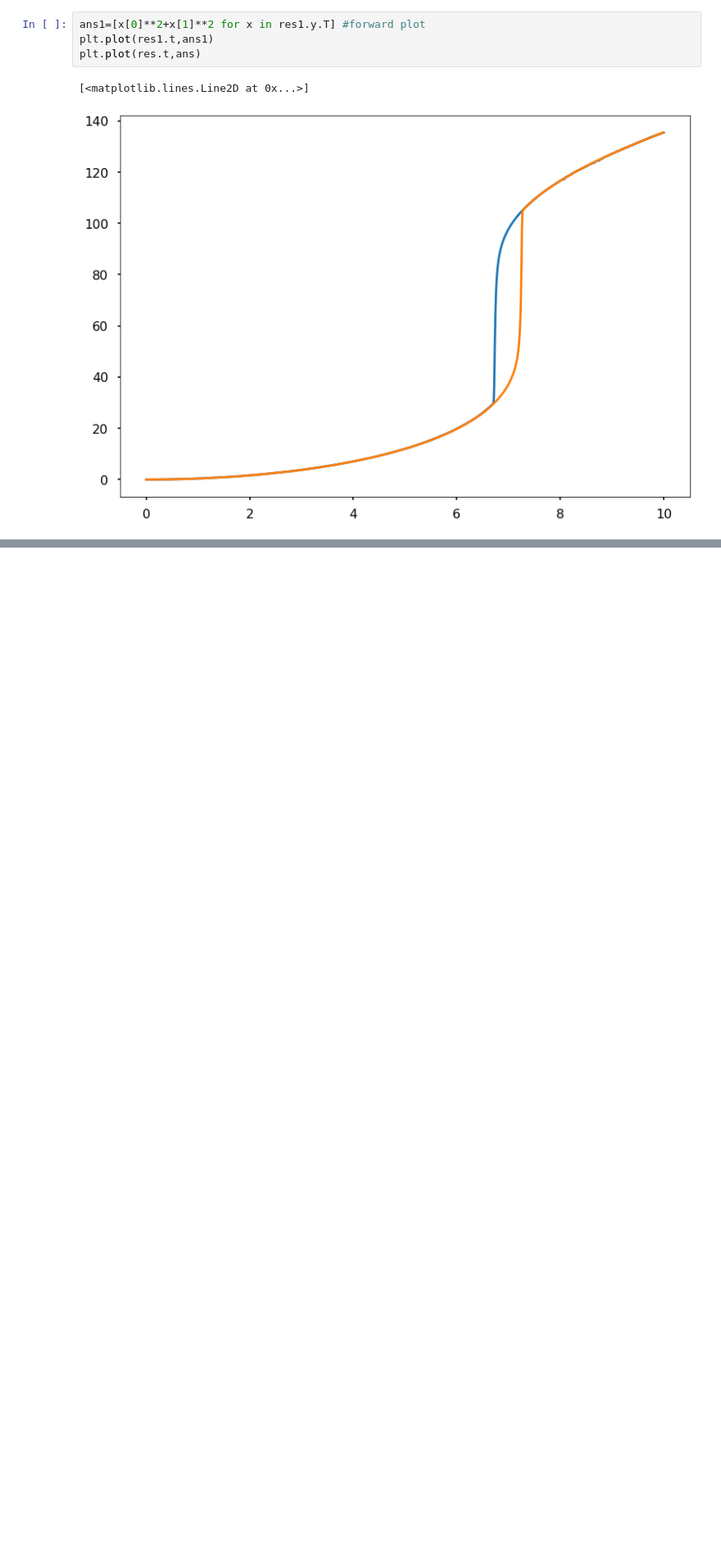
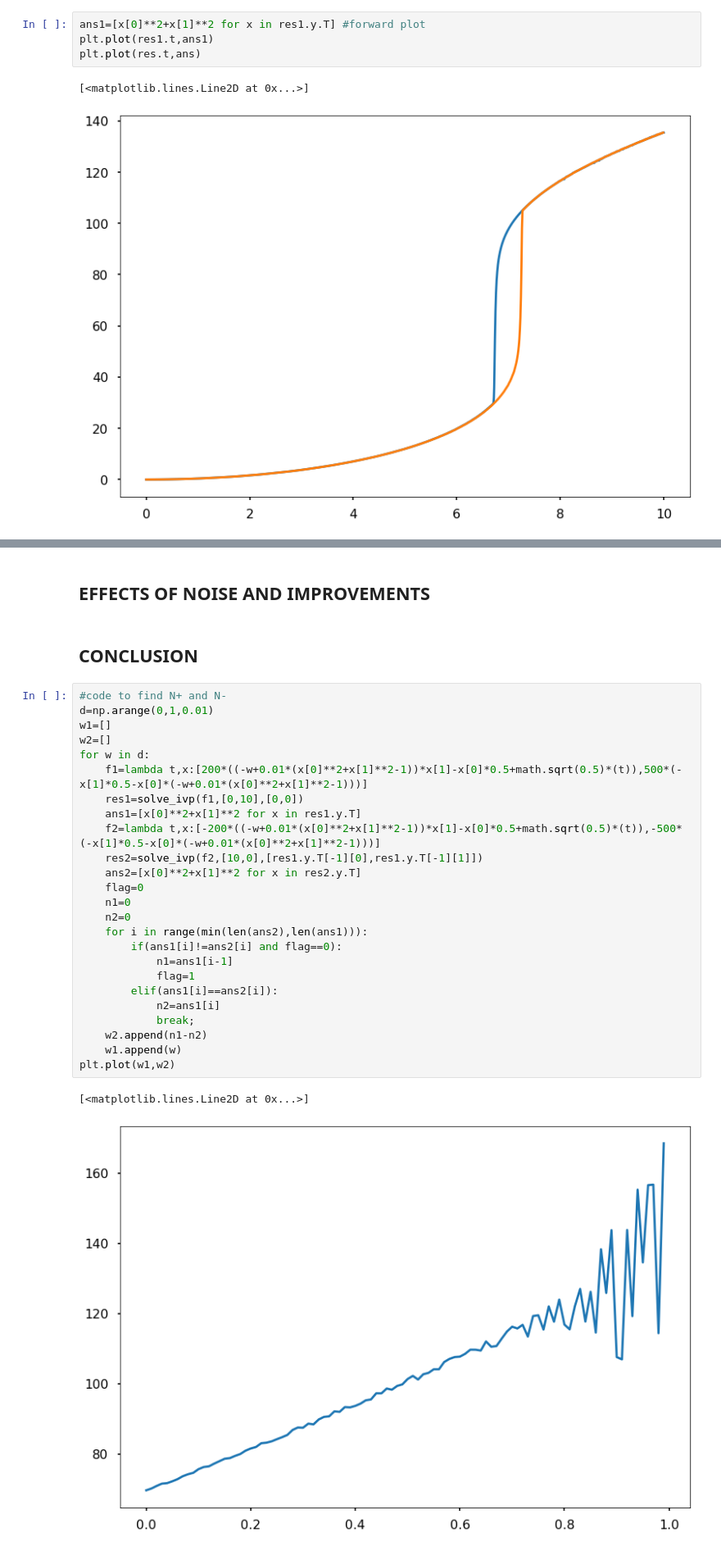
Before and after one commit to RhishabhS/PH421-project, a Jupyter notebook: Photonics project (2).ipynb, the cells around one changed output, grey strips where cells are left out. Shown at 82% size. Drawn from its saved outputs; the diff is of its cells as text; blank space fills up the shorter version.

```diff
--- a/Photonics project (2).ipynb
+++ b/Photonics project (2).ipynb
@@ -138,0 +144,32 @@ IndentationError: expected an indented block (2522232456.py, line 1)
+# %% [markdown]
+## EFFECTS OF NOISE AND IMPROVEMENTS
+# %% [markdown]
+## CONCLUSION
+# %%
+#code to find N+ and N-
+d=np.arange(0,1,0.01)
+w1=[]
+w2=[]
+for w in d:
+    f1=lambda t,x:[200*((-w+0.01*(x[0]**2+x[1]**2-1))*x[1]-x[0]*0.5+math.sqrt(0.5)*(t)),500*(-x[1]*0.5-x[0]*(-w+0.01*(x[0]**2+x[1]**2-1)))]
+    res1=solve_ivp(f1,[0,10],[0,0])
+    ans1=[x[0]**2+x[1]**2 for x in res1.y.T]
+    f2=lambda t,x:[-200*((-w+0.01*(x[0]**2+x[1]**2-1))*x[1]-x[0]*0.5+math.sqrt(0.5)*(t)),-500*(-x[1]*0.5-x[0]*(-w+0.01*(x[0]**2+x[1]**2-1)))]
+    res2=solve_ivp(f2,[10,0],[res1.y.T[-1][0],res1.y.T[-1][1]])
+    ans2=[x[0]**2+x[1]**2 for x in res2.y.T]
+    flag=0
+    n1=0
+    n2=0
+    for i in range(min(len(ans2),len(ans1))):
+        if(ans1[i]!=ans2[i] and flag==0):
+            n1=ans1[i-1]
+            flag=1
+        elif(ans1[i]==ans2[i]):
+            n2=ans1[i]
+            break;
+    w2.append(n1-n2)
+    w1.append(w)
+plt.plot(w1,w2)
+# %% [output]
+[<matplotlib.lines.Line2D at 0x...>]
+[figure, added]
```
Also changed, not shown: parts of 9 cells of this notebook.
